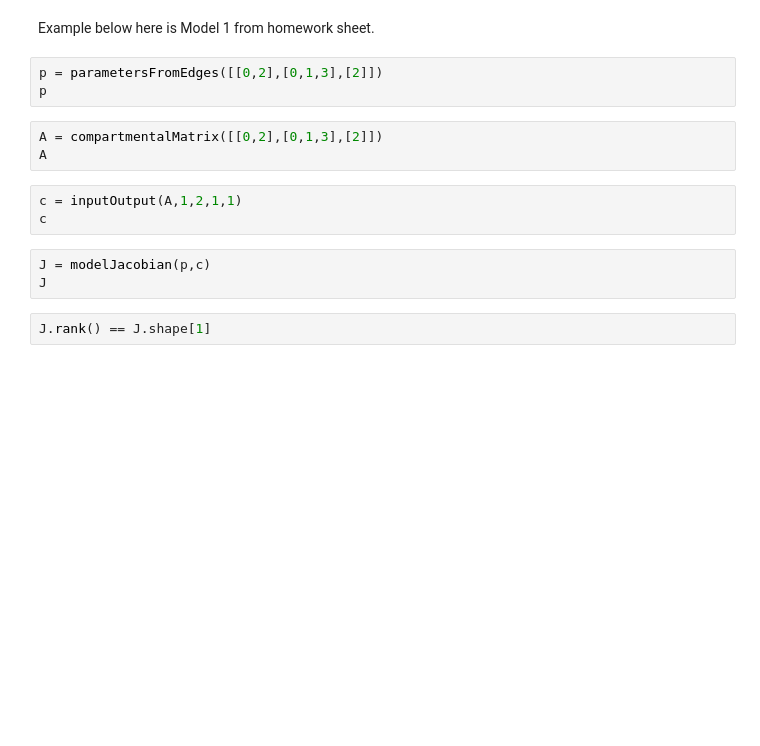
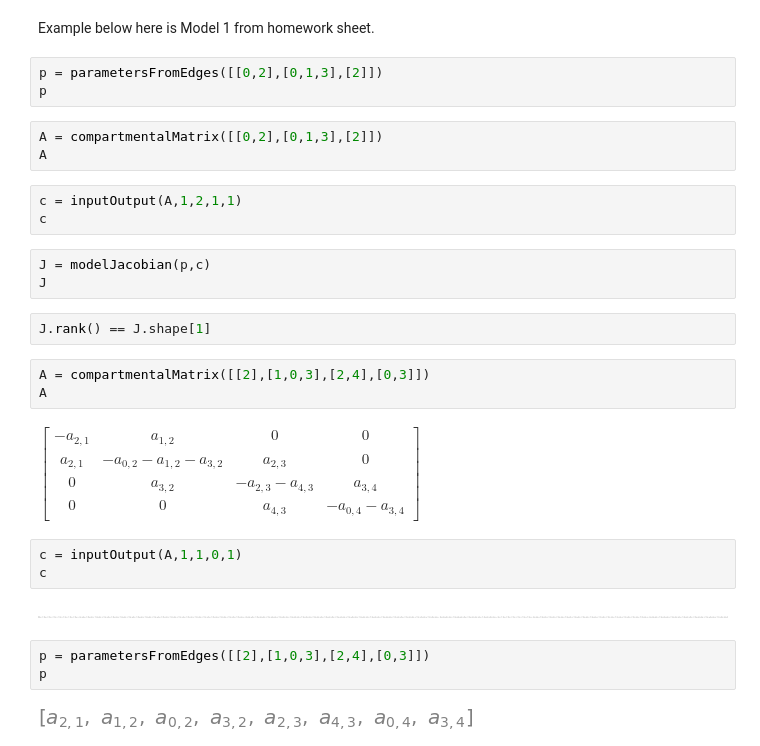
Before and after one commit to MXM-Identifiability/Spring-2023, a Jupyter notebook: notebooks/AutomatedIdentifiability.ipynb, the cells around one changed output. Drawn from its saved outputs; the diff is of its cells as text; blank space fills up the shorter version.

Commit message:
Added example of augmented Jacobian in 4 comparts.

```diff
--- a/notebooks/AutomatedIdentifiability.ipynb
+++ b/notebooks/AutomatedIdentifiability.ipynb
@@ -201,3 +175,18 @@ J = modelJacobian(p,c)
 J
 # %%
 J.rank() == J.shape[1]
+# %%
+A = compartmentalMatrix([[2],[1,0,3],[2,4],[0,3]])
+A
+# %% [output]
+$\displaystyle \left[\begin{matrix}- {a}_{2,1} & {a}_{1,2} & 0 & 0\\{a}_{2,1} & - {a}_{0,2} - {a}_{1,2} - {a}_{3,2} & {a}_{2,3} & 0\\0 & {a}_{3,2} & - {a}_{2,3} - {a}_{4,3} & {a}_{3,4}\\0 & 0 & {a}_{4,3} & - {a}_{0,4} - {a}_{3,4}\end{matrix}\right]$
+# %%
+c = inputOutput(A,1,1,0,1)
+c
+# %% [output]
+[figure, added]
+# %%
+p = parametersFromEdges([[2],[1,0,3],[2,4],[0,3]])
+p
+# %% [output]
+[figure, added]
```
Also changed, not shown: parts of 15 cells of this notebook.
